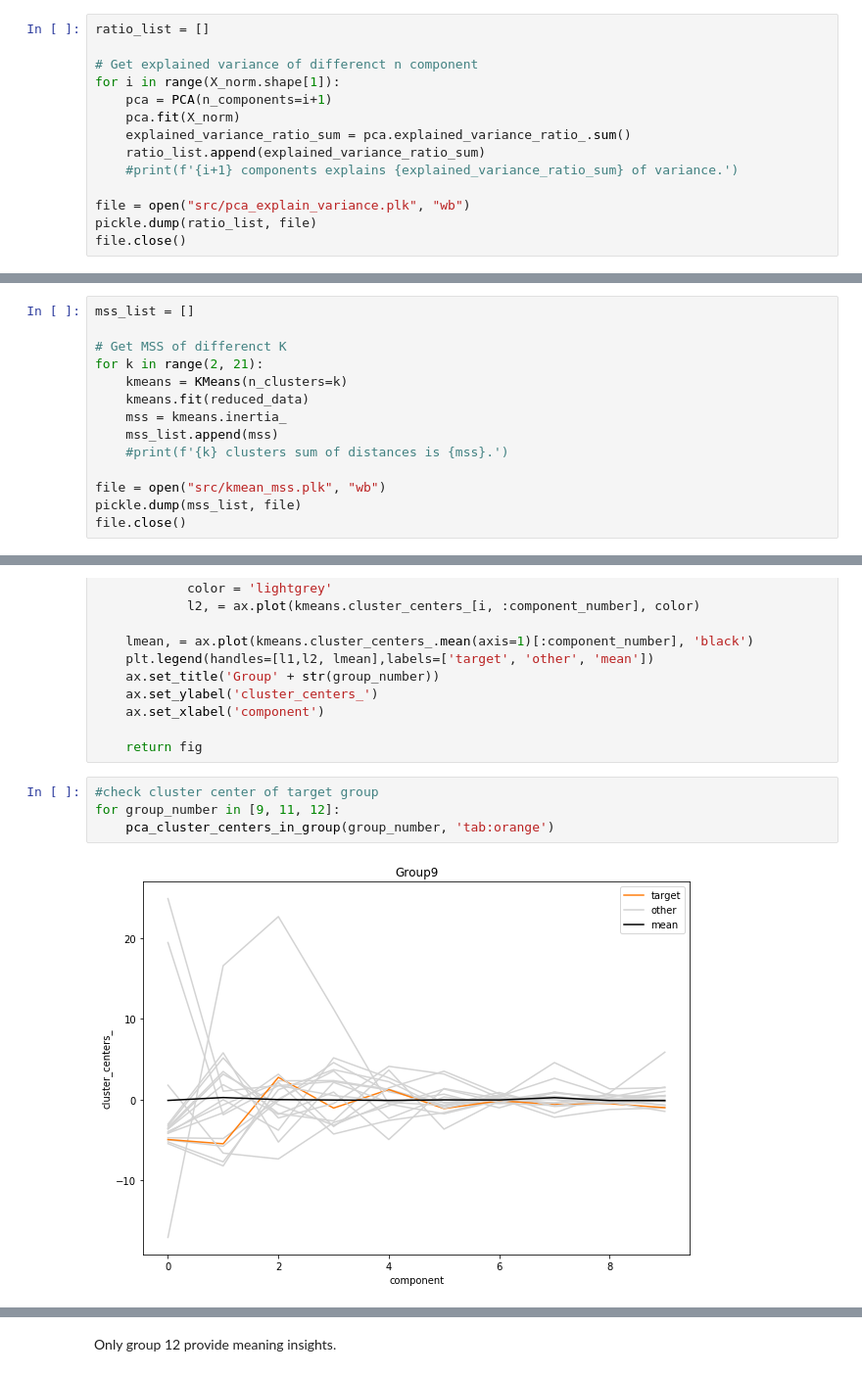
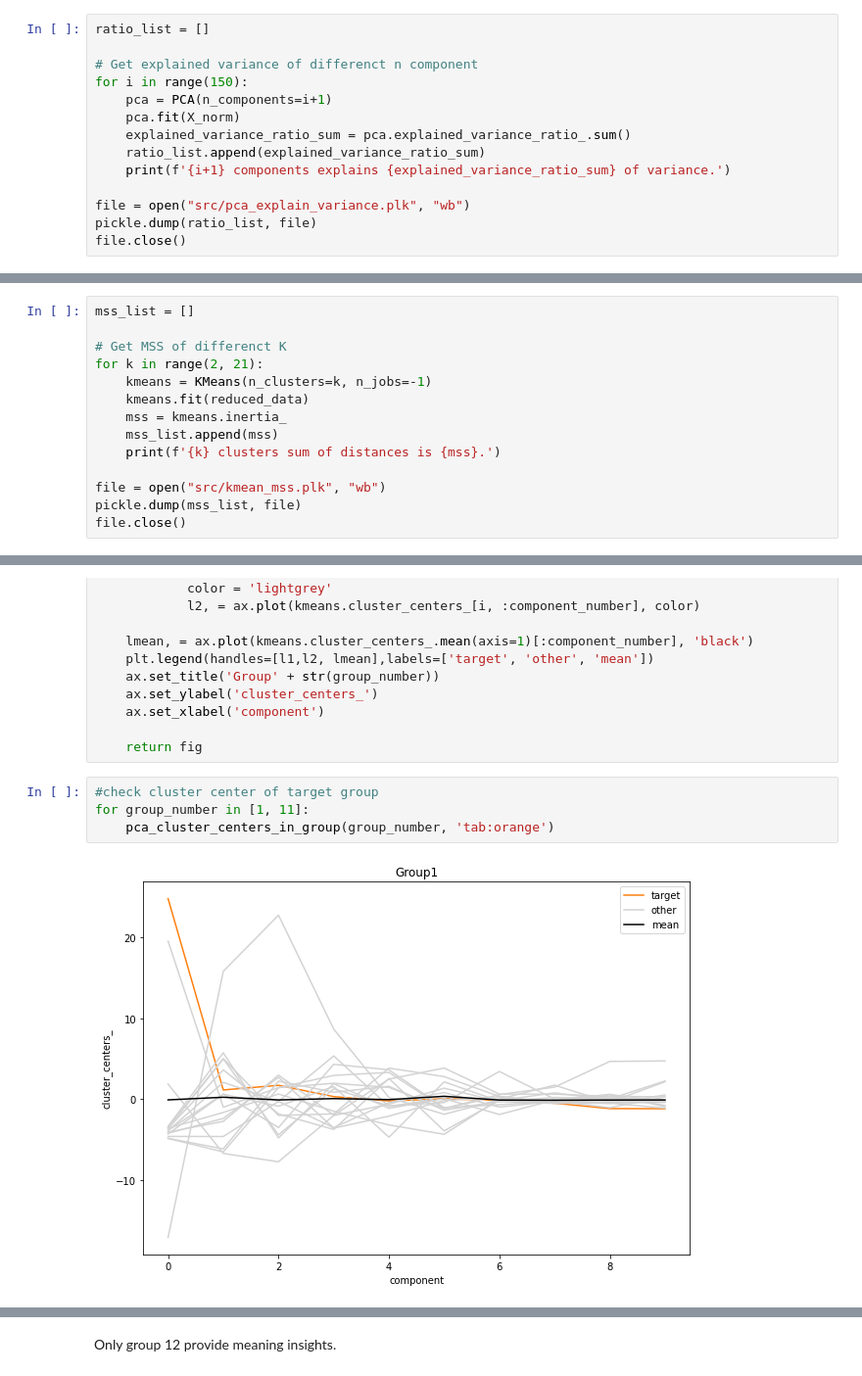
Before and after one commit to jackie-sun7/Udacity-Arvato-Project, a Jupyter notebook: customer_segment.ipynb, the cells around one changed output, grey strips where cells are left out. Shown at 98% size. Saved outputs shown, nothing was run; the diff lists cells and outputs as text.

```diff
--- a/customer_segment.ipynb
+++ b/customer_segment.ipynb
@@ -49,12 +49,12 @@ X_norm = scaler.fit_transform(X)
 ratio_list = []
 
 # Get explained variance of differenct n component
-for i in range(X_norm.shape[1]):
+for i in range(150):
     pca = PCA(n_components=i+1)
     pca.fit(X_norm)
     explained_variance_ratio_sum = pca.explained_variance_ratio_.sum()
     ratio_list.append(explained_variance_ratio_sum)
-    #print(f'{i+1} components explains {explained_variance_ratio_sum} of variance.')
+    print(f'{i+1} components explains {explained_variance_ratio_sum} of variance.')
 
 file = open("src/pca_explain_variance.plk", "wb")
 pickle.dump(ratio_list, file)
@@ -88,11 +106,11 @@ mss_list = []
 
 # Get MSS of differenct K
 for k in range(2, 21):
-    kmeans = KMeans(n_clusters=k)
+    kmeans = KMeans(n_clusters=k, n_jobs=-1)
     kmeans.fit(reduced_data)
     mss = kmeans.inertia_
     mss_list.append(mss)
-    #print(f'{k} clusters sum of distances is {mss}.')
+    print(f'{k} clusters sum of distances is {mss}.')
 
 file = open("src/kmean_mss.plk", "wb")
 pickle.dump(mss_list, file)
@@ -192,7 +224,7 @@ def pca_cluster_centers_in_group(group_number, target_color, component_number= 1
     return fig
 # %%
 #check cluster center of target group
-for group_number in [9, 11, 12]:
+for group_number in [1, 11]:
     pca_cluster_centers_in_group(group_number, 'tab:orange')
 # %% [output]
-[figure, old version]
+[figure, new version]
```
Also changed, not shown: parts of 11 cells of this notebook, 21 other files.
